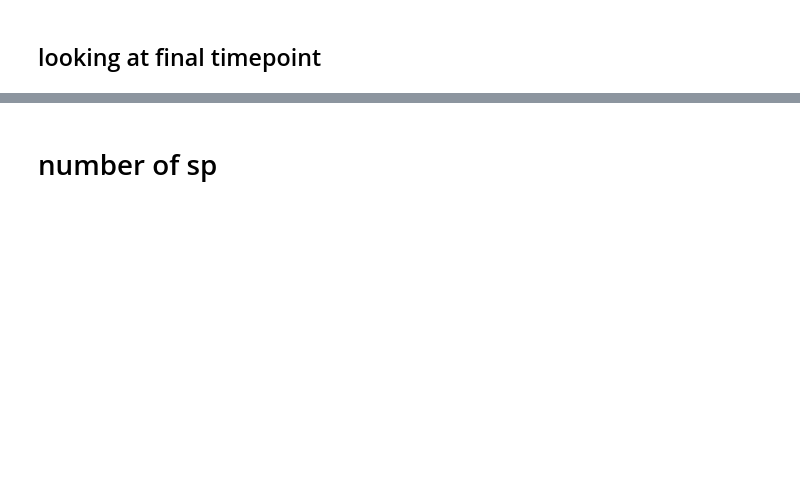
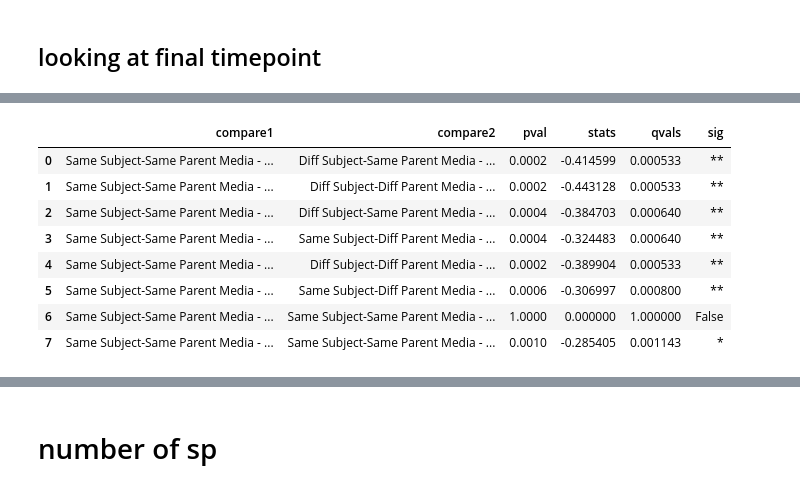
Before and after one commit to sophiejwalton/coalescence-pilot-mgx, a Jupyter notebook: workflow/analysis/coalescence_JSD_fig2.ipynb, the cells around one changed output, grey strips where cells are left out. Cells and saved outputs as stored; diff of their text form; code cells hidden in the pictures; blank space fills up the shorter version.

```diff
--- a/workflow/analysis/coalescence_JSD_fig2.ipynb
+++ b/workflow/analysis/coalescence_JSD_fig2.ipynb
@@ -194,3 +282,42 @@ df.loc[(df['compare1']=='Same Subject-Same Parent Media - Same Coal Media')+(df[
+# %%
+from scipy.stats import permutation_test
+c1s = []
+c2s = []
+pvalues = []
+stats = []
+for c2 in df_pairwise_JSD_only_double_single['comparison'].unique():
+    c1
+    x = df_pairwise_JSD_only_double_single.loc[df_pairwise_JSD_only_double_single['comparison']==c1,'JSD'].values
+    y = df_pairwise_JSD_only_double_single.loc[df_pairwise_JSD_only_double_single['comparison']==c2,'JSD'].values
+    c1s.append(c1)
+    c2s.append(c2)
+
+    res = permutation_test((x, y), statistic, vectorized=True,permutation_type='independent',
+                       n_resamples=10000, alternative='two-sided')
+    pvalues.append(res.pvalue)
+    stats.append(res.statistic)
+qvals = false_discovery_control(pvalues)
+df = pd.DataFrame({'compare1':c1s,'compare2':c2s,
+                   'pval':pvalues ,'stats':stats,'qvals':qvals})
+
+df['sig']=False
+df.loc[df['qvals']<.05,'sig']='*'
+df.loc[df['qvals']<.001,'sig']='**'
+df.sort_values(by='qvals')
+dfb = df.loc[(df['compare1']=='Same Subject-Same Parent Media - Same Coal Media')+(df['compare2']=='Same Subject-Same Parent Media - Same Coal Media'),
+:]
+dfb['qvals']=false_discovery_control(dfb['pval'])
+dfb
+# %% [output]
+|  | compare1 | compare2 | pval | stats | qvals | sig |
+| 0 | Same Subject-Same Parent Media - ... | Diff Subject-Same Parent Media - ... | 0.0002 | -0.414599 | 0.000533 | ** |
+| 1 | Same Subject-Same Parent Media - ... | Diff Subject-Diff Parent Media - ... | 0.0002 | -0.443128 | 0.000533 | ** |
+| 2 | Same Subject-Same Parent Media - ... | Diff Subject-Same Parent Media - ... | 0.0004 | -0.384703 | 0.000640 | ** |
+| 3 | Same Subject-Same Parent Media - ... | Same Subject-Diff Parent Media - ... | 0.0004 | -0.324483 | 0.000640 | ** |
+| 4 | Same Subject-Same Parent Media - ... | Diff Subject-Diff Parent Media - ... | 0.0002 | -0.389904 | 0.000533 | ** |
+| 5 | Same Subject-Same Parent Media - ... | Same Subject-Diff Parent Media - ... | 0.0006 | -0.306997 | 0.000800 | ** |
+| 6 | Same Subject-Same Parent Media - ... | Same Subject-Same Parent Media - ... | 1.0000 | 0.000000 | 1.000000 | False |
+| 7 | Same Subject-Same Parent Media - ... | Same Subject-Same Parent Media - ... | 0.0010 | -0.285405 | 0.001143 | * |
 # %%
 df['sig']=False
 df.loc[df['qvals']<.05,'sig']='*'
```
Also changed, not shown: parts of 42 cells of this notebook, 17 other files.
